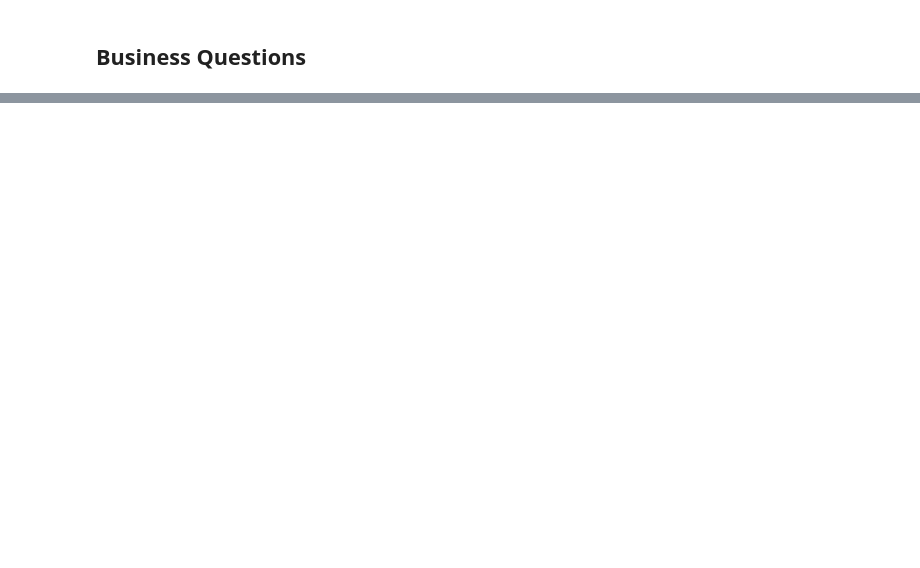
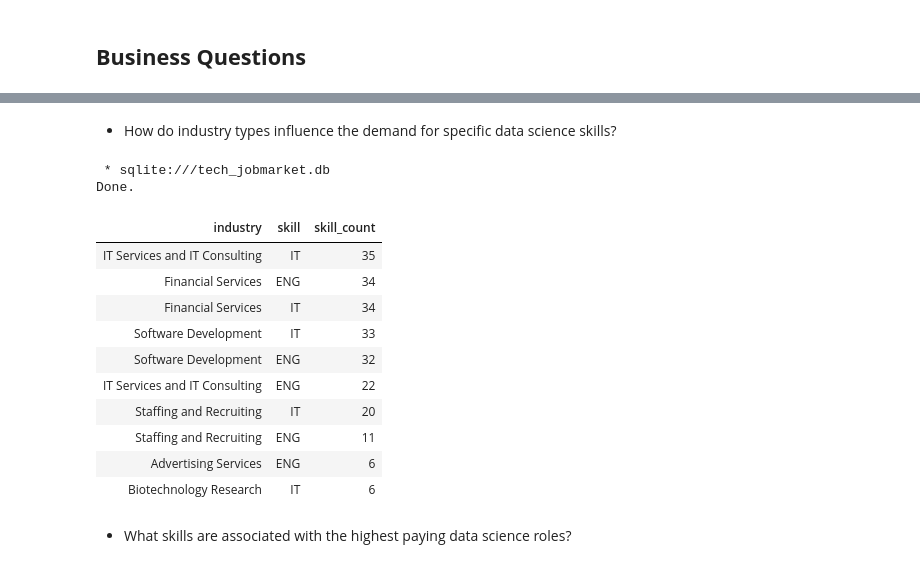
Before and after one commit to Ana-Akaishi/sql-projects, a Jupyter notebook: sql_projects/tech_job_posting/tech_jobpost.ipynb, the cells around one changed output, grey strips where cells are left out. Drawn from its saved outputs; the diff is of its cells as text; code cells hidden in the pictures; blank space fills up the shorter version.

```diff
--- a/sql_projects/tech_job_posting/tech_jobpost.ipynb
+++ b/sql_projects/tech_job_posting/tech_jobpost.ipynb
@@ -85,0 +172,32 @@ industry.to_sql('industry', conn, index=False, if_exists='replace')
+# %% [markdown]
+- How do industry types influence the demand for specific data science skills?
+# %%
+%%sql
+WITH title_industry AS (
+    SELECT title, industry, job_id
+    FROM posting
+    JOIN industry ON posting.company_id = industry.company_id
+    WHERE title LIKE '%data scientist%'
+)
+SELECT industry, skill_abr as skill, COUNT(skill_abr) as skill_count
+FROM title_industry
+JOIN skills ON title_industry.job_id = skills.job_id
+GROUP BY  industry, skill
+ORDER BY skill_count DESC
+LIMIT 10
+# %% [output]
+ * sqlite:///tech_jobmarket.db
+Done.
+| industry | skill | skill_count |
+| IT Services and IT Consulting | IT | 35 |
+| Financial Services | ENG | 34 |
+| Financial Services | IT | 34 |
+| Software Development | IT | 33 |
+| Software Development | ENG | 32 |
+| IT Services and IT Consulting | ENG | 22 |
+| Staffing and Recruiting | IT | 20 |
+| Staffing and Recruiting | ENG | 11 |
+| Advertising Services | ENG | 6 |
+| Biotechnology Research | IT | 6 |
+# %% [markdown]
+- What skills are associated with the highest paying data science roles?
```
Also changed, not shown: parts of 56 cells of this notebook, 1 other file.
